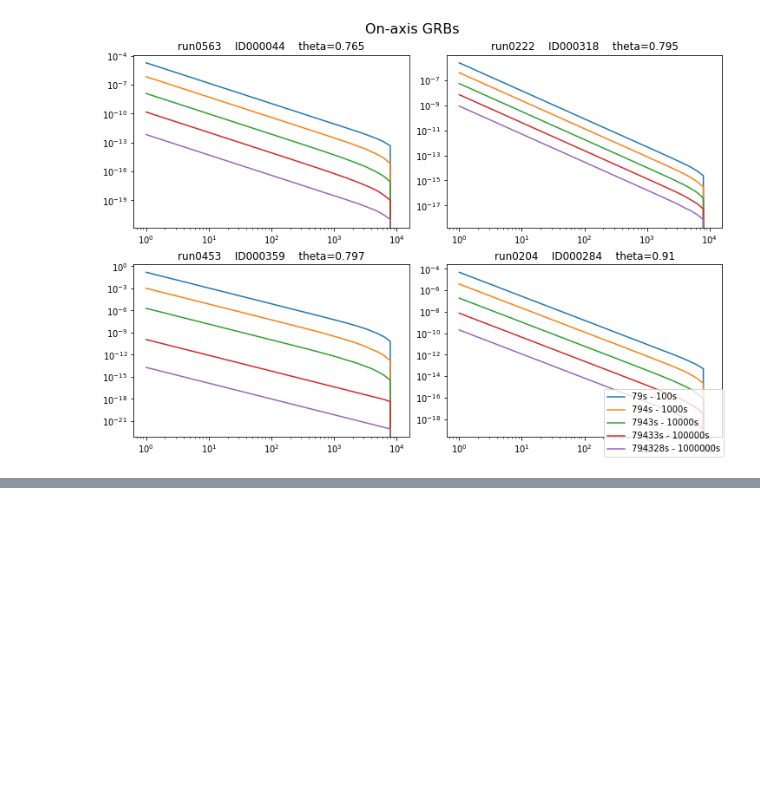
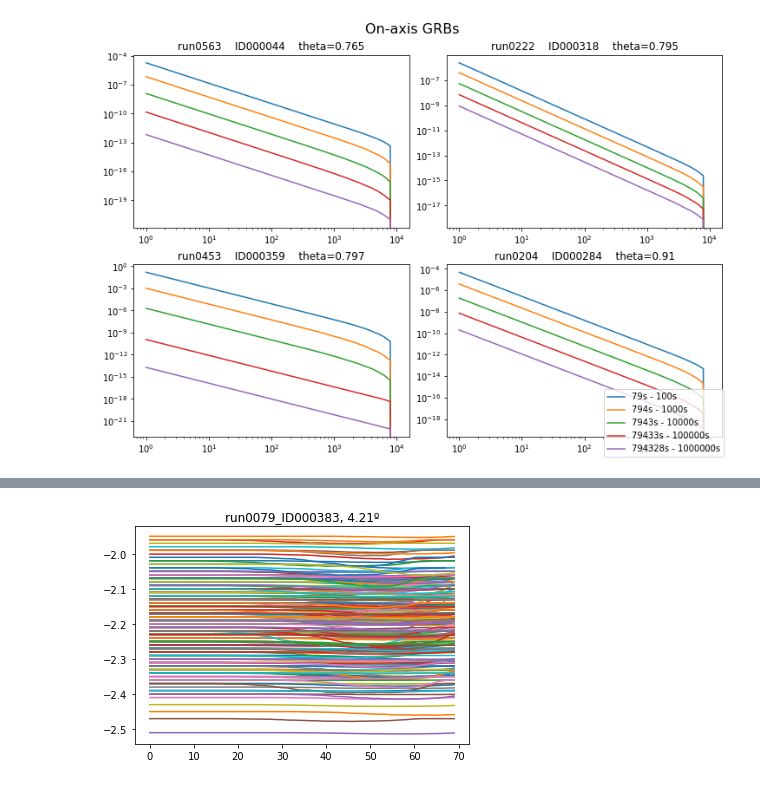
Before and after one commit to astrojarred/gravitational_wave_toy, a Jupyter notebook: reading_v2.ipynb, the cells around one changed output, grey strips where cells are left out. Drawn from its saved outputs; the diff is of its cells as text; code cells hidden in the pictures; blank space fills up the shorter version.

```diff
--- a/reading_v2.ipynb
+++ b/reading_v2.ipynb
@@ -209,0 +395,6 @@ plt.show()
+# %%
+for file in random.sample(glob.glob("./GammaCatalogV2.0/*.fits"), 18949):
+
+    fit_index(file, plot=True, max_angle=5)
+# %% [output]
+[figure, added]
```
Also changed, not shown: parts of 27 cells of this notebook.
